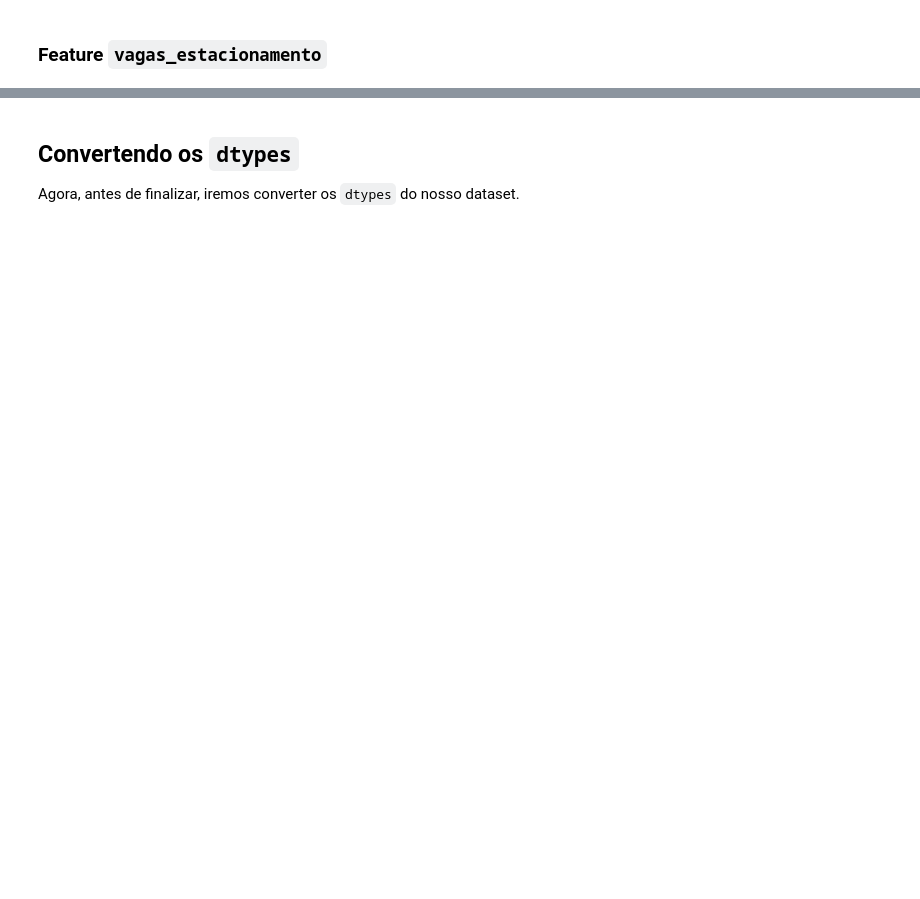
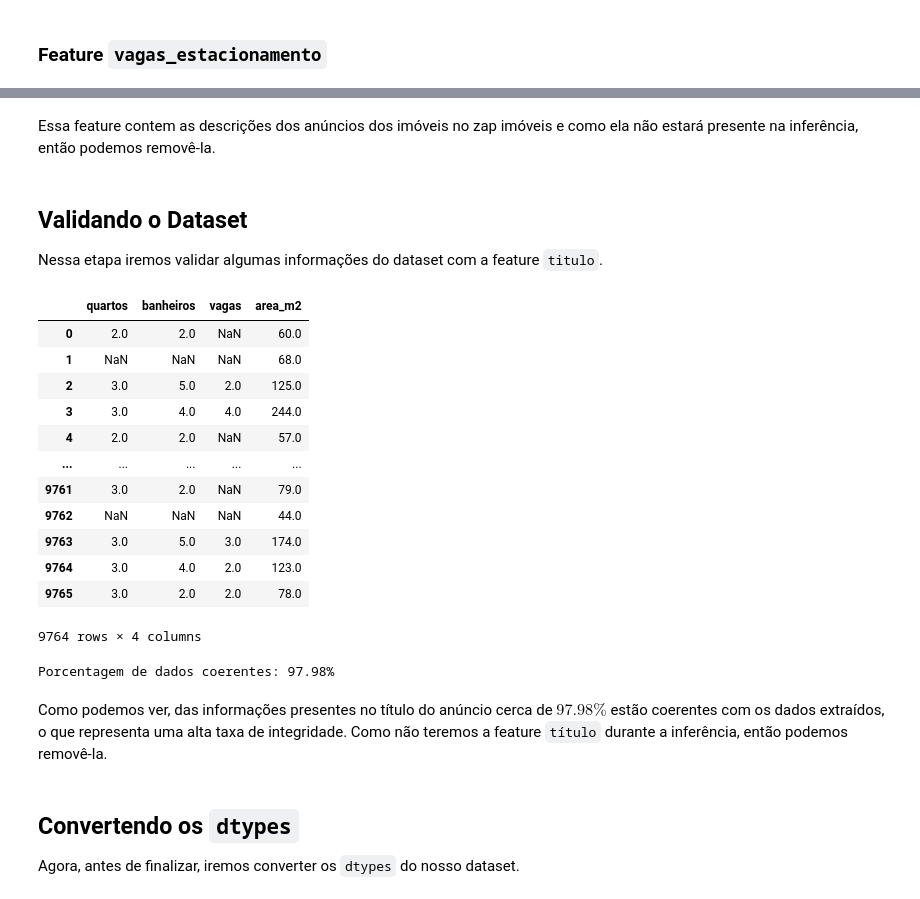
Before and after one commit to gauloish/meu-ape, a Jupyter notebook: notebooks/01_data_cleaning.ipynb, the cells around one changed output, grey strips where cells are left out. Saved outputs shown, nothing was run; the diff lists cells and outputs as text; code cells hidden in the pictures; blank space fills up the shorter version.

Commit message:
feat: update dataset and cleaning notebook

```diff
--- a/notebooks/01_data_cleaning.ipynb
+++ b/notebooks/01_data_cleaning.ipynb
@@ -708,0 +474,2 @@ df[binary_features] = df[binary_features].notna()
+# %%
+df = df.drop("estado", axis="columns")
@@ -708,0 +489,2 @@ df[binary_features] = df[binary_features].notna()
+# %%
+df = df.drop("pais", axis="columns")
@@ -708,0 +555,2 @@ df[binary_features] = df[binary_features].notna()
+# %%
+df = df.drop("fotos_urls", axis="columns")
@@ -708,0 +580,49 @@ df[binary_features] = df[binary_features].notna()
+# %% [markdown]
+Essa feature contem as descrições dos anúncios dos imóveis no zap imóveis e como ela não estará presente na inferência, então podemos removê-la.
+# %%
+df = df.drop("descricao_completa", axis="columns")
+# %% [markdown]
+## Validando o Dataset
+
+Nessa etapa iremos validar algumas informações do dataset com a feature `titulo`.
+# %%
+quartos = df["titulo"].str.extract(r"(?P<quarto>\d+) quarto[s]")["quarto"].astype("float64")
+banheiros = df["titulo"].str.extract(r"(?P<banheiro>\d+) banheiro[s]")["banheiro"].astype("float64")
+vagas = df["titulo"].str.extract(r"(?P<vaga>\d+) vaga[s]")["vaga"].astype("float64")
+area_m2 = df["titulo"].str.extract(r"(?P<area>\d+) m²")["area"].astype("float64")
+
+df_validate = pd.DataFrame({
+    "quartos": quartos,
+    "banheiros": banheiros,
+    "vagas": vagas,
+    "area_m2": area_m2,
+})
+
+df_validate
+# %% [output]
+|  | quartos | banheiros | vagas | area_m2 |
+| 0 | 2.0 | 2.0 | NaN | 60.0 |
+| 1 | NaN | NaN | NaN | 68.0 |
+| 2 | 3.0 | 5.0 | 2.0 | 125.0 |
+| 3 | 3.0 | 4.0 | 4.0 | 244.0 |
+| 4 | 2.0 | 2.0 | NaN | 57.0 |
+| ... | ... | ... | ... | ... |
+| 9761 | 3.0 | 2.0 | NaN | 79.0 |
+| 9762 | NaN | NaN | NaN | 44.0 |
+| 9763 | 3.0 | 5.0 | 3.0 | 174.0 |
+| 9764 | 3.0 | 4.0 | 2.0 | 123.0 |
+| 9765 | 3.0 | 2.0 | 2.0 | 78.0 |
+9764 rows × 4 columns
+# %%
+df_values = df[["quartos", "banheiros", "vagas", "area_m2"]].values.reshape(-1)
+df_validate_values = df_validate.values.reshape(-1)
+mask = pd.Series(df_validate_values).notna()
+
+correct = (df_values[mask] == df_validate_values[mask]).sum()
+total = mask.sum()
+
+print(f"Porcentagem de dados coerentes: {100*correct / total:.2f}%")
+# %% [output]
+Porcentagem de dados coerentes: 97.98%
+# %% [markdown]
+Como podemos ver, das informações presentes no título do anúncio cerca de $97.98\%$ estão coerentes com os dados extraídos, o que representa uma alta taxa de integridade. Como não teremos a feature `título` durante a inferência, então podemos removê-la.
```
Also changed, not shown: parts of 112 cells of this notebook, 1 other file.
